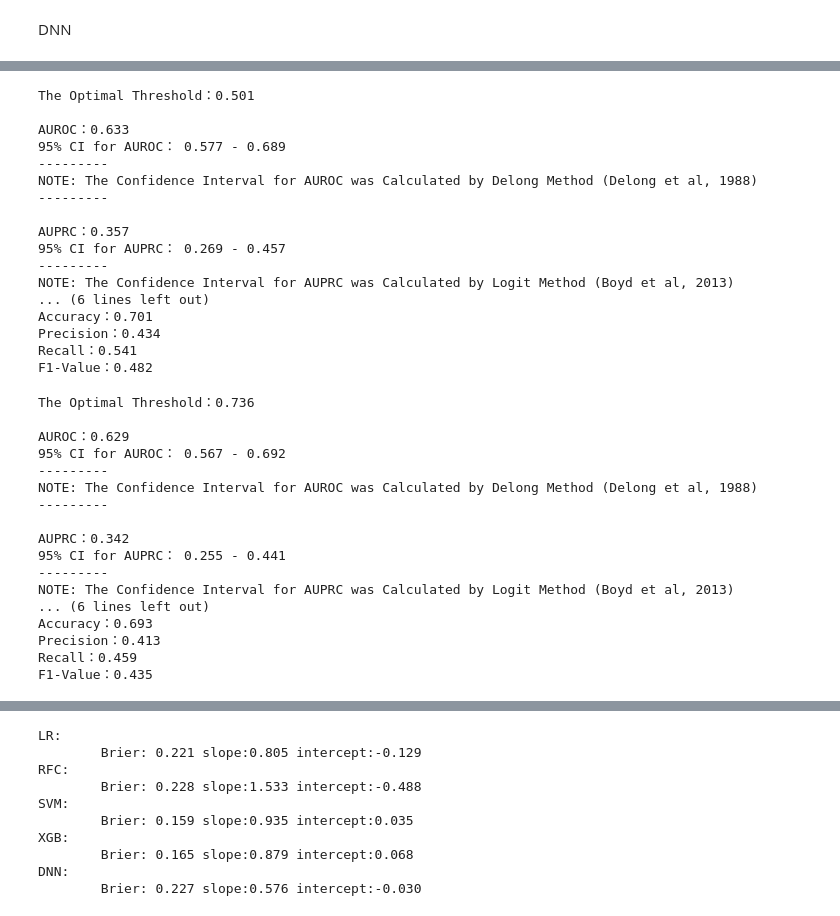
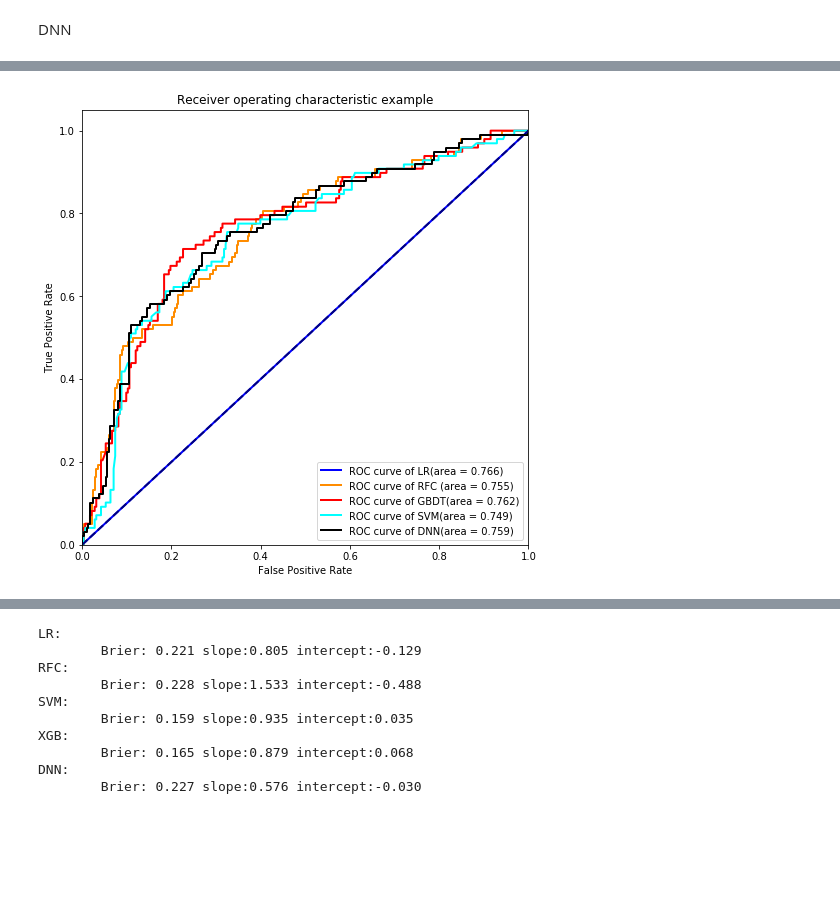
Before and after one commit to tongtaide/DAMS, a Jupyter notebook: DAMS-ROC, DCA and Calibration curve.ipynb, the cells around one changed output, grey strips where cells are left out. Drawn from its saved outputs; the diff is of its cells as text; code cells hidden in the pictures; blank space fills up the shorter version.

```diff
--- a/DAMS-ROC, DCA and Calibration curve.ipynb
+++ b/DAMS-ROC, DCA and Calibration curve.ipynb
@@ -387,3 +495,23 @@ ROC.plot()
+# %%
+plt.figure(figsize=(8,8))
+
+plt.plot(fpr_test_lr, fpr_test_lr, color='blue',lw=2, label='ROC curve of LR(area = %0.3f)' % auc_test_lr) #假正率为横坐标，真正率为纵坐标做曲线
+plt.plot(fpr_test_rfc, tpr_test_rfc, color='darkorange',lw=2, label='ROC curve of RFC (area = %0.3f)' % auc_test_rfc)
+plt.plot(fpr_test_svm, tpr_test_svm, color='red',lw=2, label='ROC curve of GBDT(area = %0.3f)' % auc_test_svm)
+plt.plot(fpr_test_xgb, tpr_test_xgb, color='cyan',lw=2, label='ROC curve of SVM(area = %0.3f)' % auc_test_xgb)
+plt.plot(fpr_test_dnn, tpr_test_dnn, color='black',lw=2, label='ROC curve of DNN(area = %0.3f)' % auc_test_dnn)
+
+
+plt.plot([0, 1], [0, 1], color='navy', lw=2, linestyle='--')
+plt.xlim([0.0, 1.0])
+plt.ylim([0.0, 1.05])
+plt.xlabel('False Positive Rate')
+plt.ylabel('True Positive Rate')
+plt.title('Receiver operating characteristic example')
+plt.legend(loc="lower right")
+plt.show()
+# %% [output]
+[figure, added]
 # %%
 dataset = pd.read_csv('HIAT.csv', header=0)
 # %%
@@ -395,40 +519,0 @@ CM_THRIVE = CompareModel(y_test_proba_THRIVE,y_test)
-# %%
-CM_HIAT.comparing()
-# %% [output]
-The Optimal Threshold：0.501
-
-AUROC：0.633
-95% CI for AUROC： 0.577 - 0.689
----------
-NOTE: The Confidence Interval for AUROC was Calculated by Delong Method (Delong et al, 1988)
----------
-
-AUPRC：0.357
-95% CI for AUPRC： 0.269 - 0.457
----------
-NOTE: The Confidence Interval for AUPRC was Calculated by Logit Method (Boyd et al, 2013)
-... (6 lines left out)
-Accuracy：0.701
-Precision：0.434
-Recall：0.541
-F1-Value：0.482
-# %%
-CM_THRIVE.comparing()
-# %% [output]
-The Optimal Threshold：0.736
-
-AUROC：0.629
-95% CI for AUROC： 0.567 - 0.692
----------
-NOTE: The Confidence Interval for AUROC was Calculated by Delong Method (Delong et al, 1988)
----------
-
-AUPRC：0.342
-95% CI for AUPRC： 0.255 - 0.441
----------
-NOTE: The Confidence Interval for AUPRC was Calculated by Logit Method (Boyd et al, 2013)
-... (6 lines left out)
-Accuracy：0.693
-Precision：0.413
-Recall：0.459
-F1-Value：0.435
```
Also changed, not shown: parts of 47 cells of this notebook, 2 other files.
